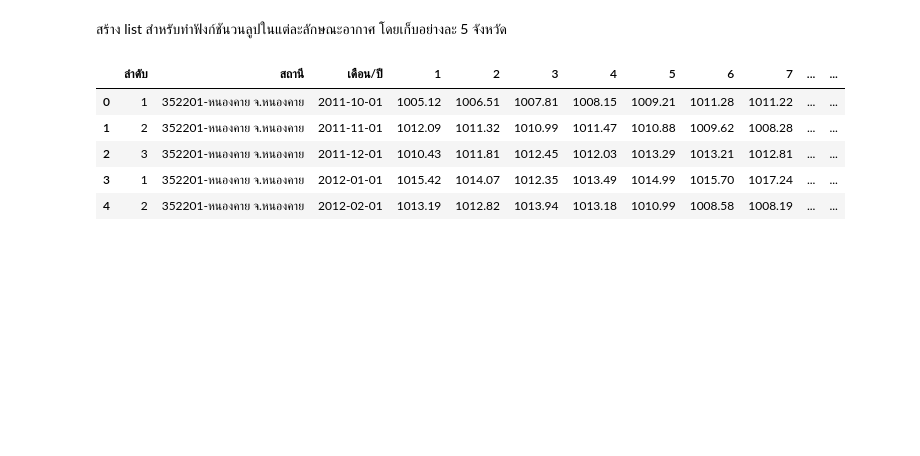
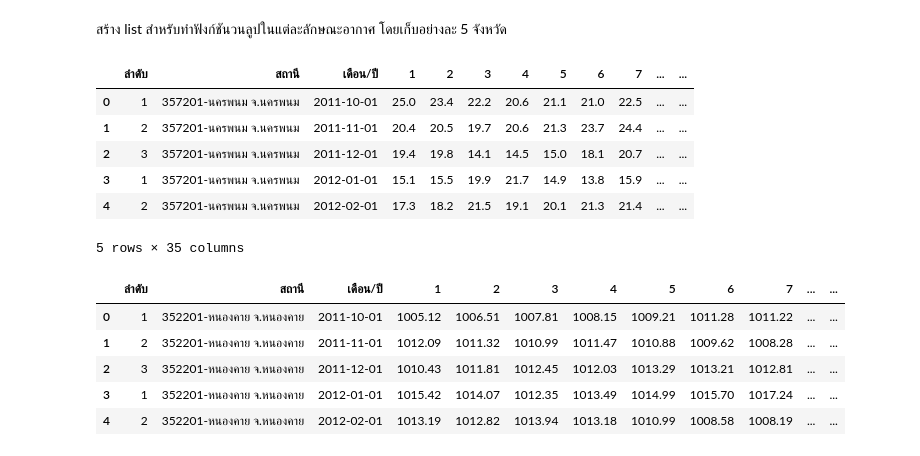
Before and after one commit to Ratchanontt/BSC_DPDM23, a Jupyter notebook: midterm_bscdpdm23.ipynb, the cells around one changed output. Cells and saved outputs as stored; diff of their text form; code cells hidden in the pictures; blank space fills up the shorter version.

```diff
--- a/midterm_bscdpdm23.ipynb
+++ b/midterm_bscdpdm23.ipynb
@@ -200,6 +200,16 @@ df_weather_dict = {
 for category, df_list in df_weather_dict.items():
     for df in df_list:
         rename_col(df)
+# %%
+Min_Degree_NakhonPhanom.head()
+# %% [output]
+|  | ลำดับ | สถานี | เดือน/ปี | 1 | 2 | 3 | 4 | 5 | 6 | 7 | ... | ... |
+| 0 | 1 | 357201-นครพนม จ.นครพนม | 2011-10-01 | 25.0 | 23.4 | 22.2 | 20.6 | 21.1 | 21.0 | 22.5 | ... | ... |
+| 1 | 2 | 357201-นครพนม จ.นครพนม | 2011-11-01 | 20.4 | 20.5 | 19.7 | 20.6 | 21.3 | 23.7 | 24.4 | ... | ... |
+| 2 | 3 | 357201-นครพนม จ.นครพนม | 2011-12-01 | 19.4 | 19.8 | 14.1 | 14.5 | 15.0 | 18.1 | 20.7 | ... | ... |
+| 3 | 1 | 357201-นครพนม จ.นครพนม | 2012-01-01 | 15.1 | 15.5 | 19.9 | 21.7 | 14.9 | 13.8 | 15.9 | ... | ... |
+| 4 | 2 | 357201-นครพนม จ.นครพนม | 2012-02-01 | 17.3 | 18.2 | 21.5 | 19.1 | 20.1 | 21.3 | 21.4 | ... | ... |
+5 rows × 35 columns
 # %%
 Air_Pressure_Loei.head()
 # %% [output]
```
Also changed, not shown: parts of 4 cells of this notebook.
